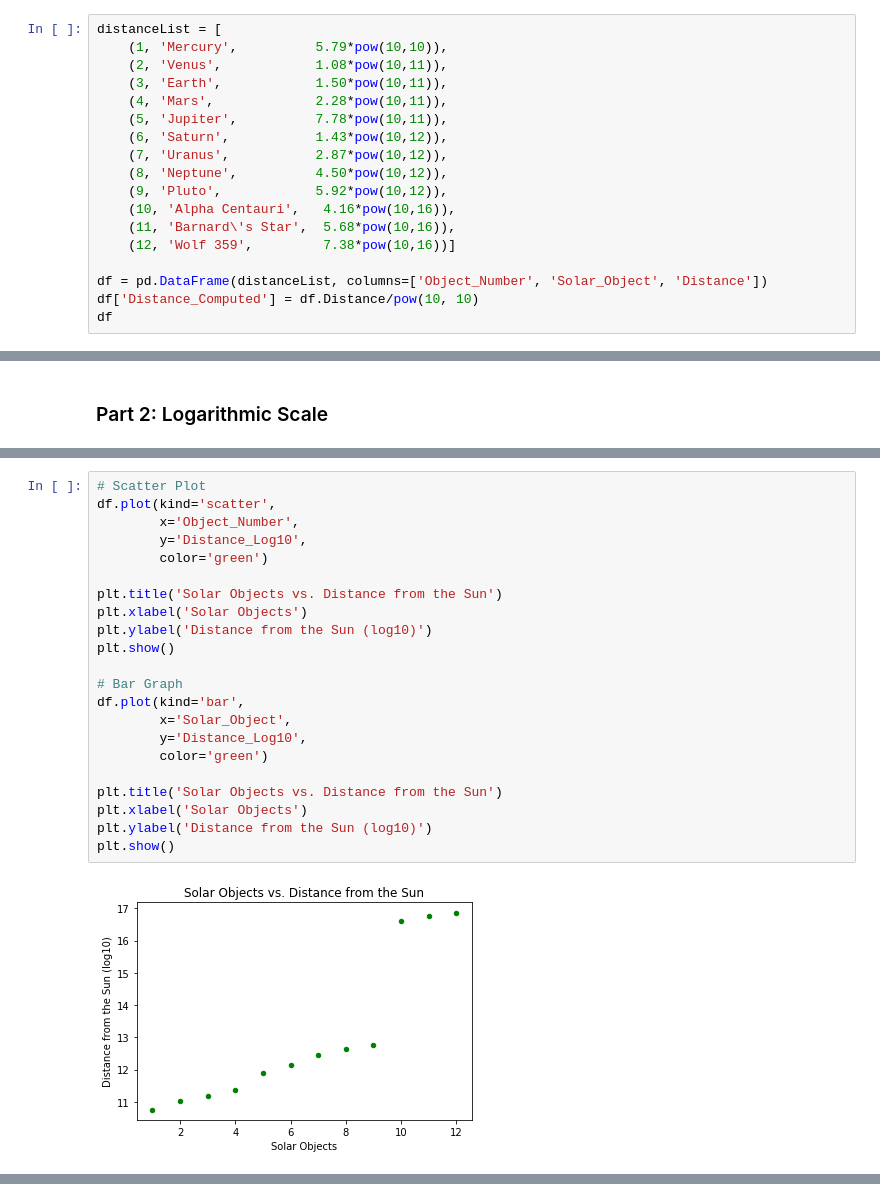
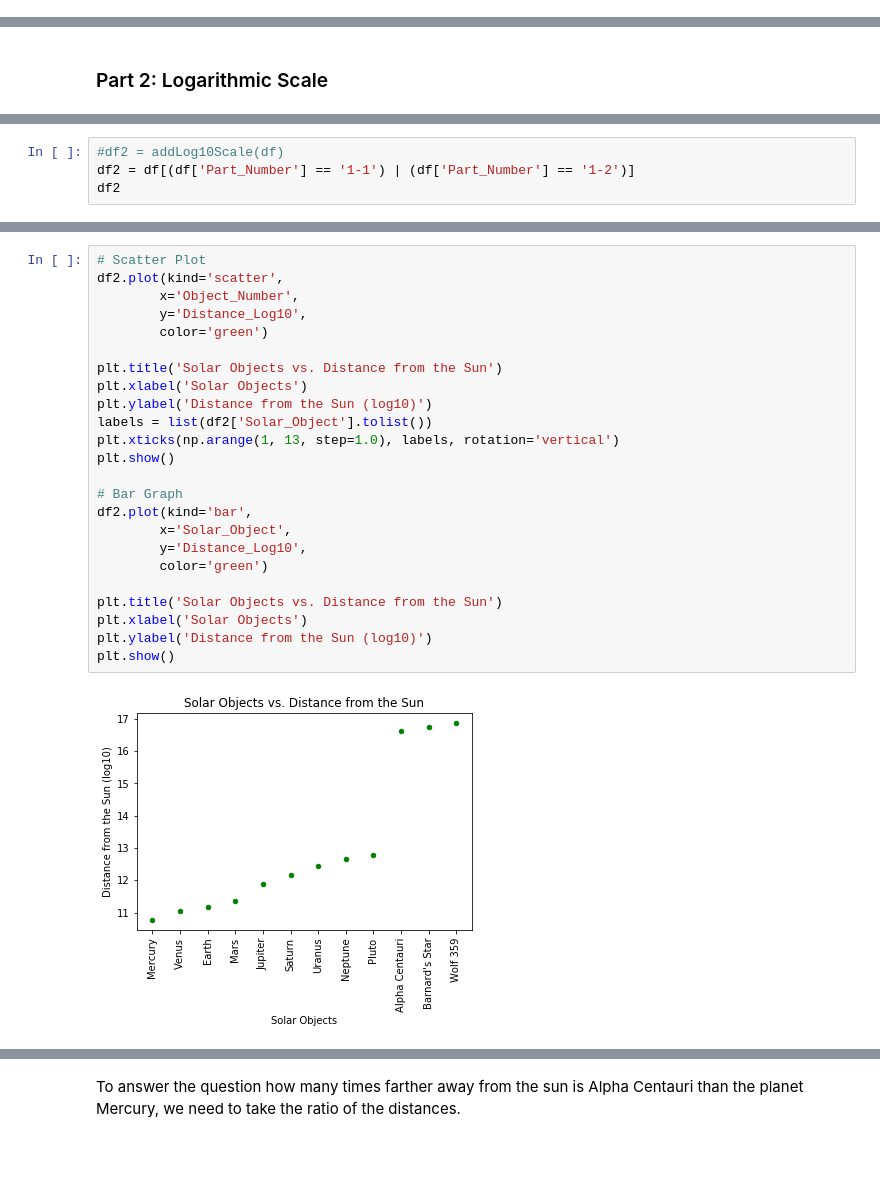
Before and after one commit to ksajjad240/Physics, a Jupyter notebook: Project_1/Project_1.ipynb, the cells around one changed output, grey strips where cells are left out. Drawn from its saved outputs; the diff is of its cells as text; blank space fills up the shorter version.

```diff
--- a/Project_1/Project_1.ipynb
+++ b/Project_1/Project_1.ipynb
@@ -9,21 +88,3 @@ import numpy as np
 # %% [markdown]
 ### Part 1: A Linear Scale
 <img src="Part1.PNG" align="left">
-# %%
-distanceList = [
-    (1, 'Mercury',          5.79*pow(10,10)),
-    (2, 'Venus',            1.08*pow(10,11)),
-    (3, 'Earth',            1.50*pow(10,11)),
-    (4, 'Mars',             2.28*pow(10,11)),
-    (5, 'Jupiter',          7.78*pow(10,11)),
-    (6, 'Saturn',           1.43*pow(10,12)),
-    (7, 'Uranus',           2.87*pow(10,12)),
-    (8, 'Neptune',          4.50*pow(10,12)),
-    (9, 'Pluto',            5.92*pow(10,12)),
-    (10, 'Alpha Centauri',   4.16*pow(10,16)),
-    (11, 'Barnard\'s Star',  5.68*pow(10,16)),
-    (12, 'Wolf 359',         7.38*pow(10,16))]
-
-df = pd.DataFrame(distanceList, columns=['Object_Number', 'Solar_Object', 'Distance'])
-df['Distance_Computed'] = df.Distance/pow(10, 10)
-df
@@ -125,0 +179,4 @@ df
+# %%
+#df2 = addLog10Scale(df)
+df2 = df[(df['Part_Number'] == '1-1') | (df['Part_Number'] == '1-2')]
+df2
@@ -126,25 +197,29 @@ df
 # %%
 # Scatter Plot
-df.plot(kind='scatter',
+df2.plot(kind='scatter',
         x='Object_Number',
         y='Distance_Log10',
         color='green')
 
 plt.title('Solar Objects vs. Distance from the Sun')
 plt.xlabel('Solar Objects')
 plt.ylabel('Distance from the Sun (log10)')
+labels = list(df2['Solar_Object'].tolist())
+plt.xticks(np.arange(1, 13, step=1.0), labels, rotation='vertical')
 plt.show()
 
 # Bar Graph
-df.plot(kind='bar',
+df2.plot(kind='bar',
         x='Solar_Object',
         y='Distance_Log10',
         color='green')
 
 plt.title('Solar Objects vs. Distance from the Sun')
 plt.xlabel('Solar Objects')
 plt.ylabel('Distance from the Sun (log10)')
 plt.show()
 # %% [output]
-[figure, old version]
+[figure, new version]
 [figure]
+# %% [markdown]
+To answer the question how many times farther away from the sun is Alpha Centauri than the planet Mercury, we need to take the ratio of the distances.
```
Also changed, not shown: parts of 32 cells of this notebook.
